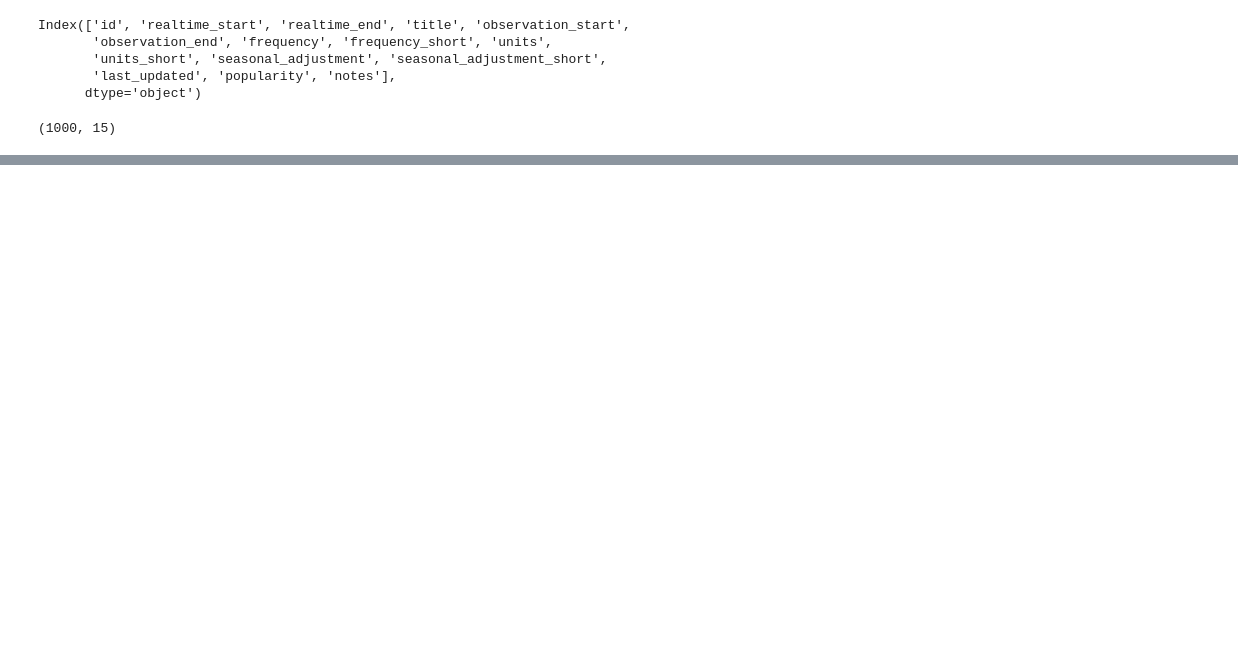
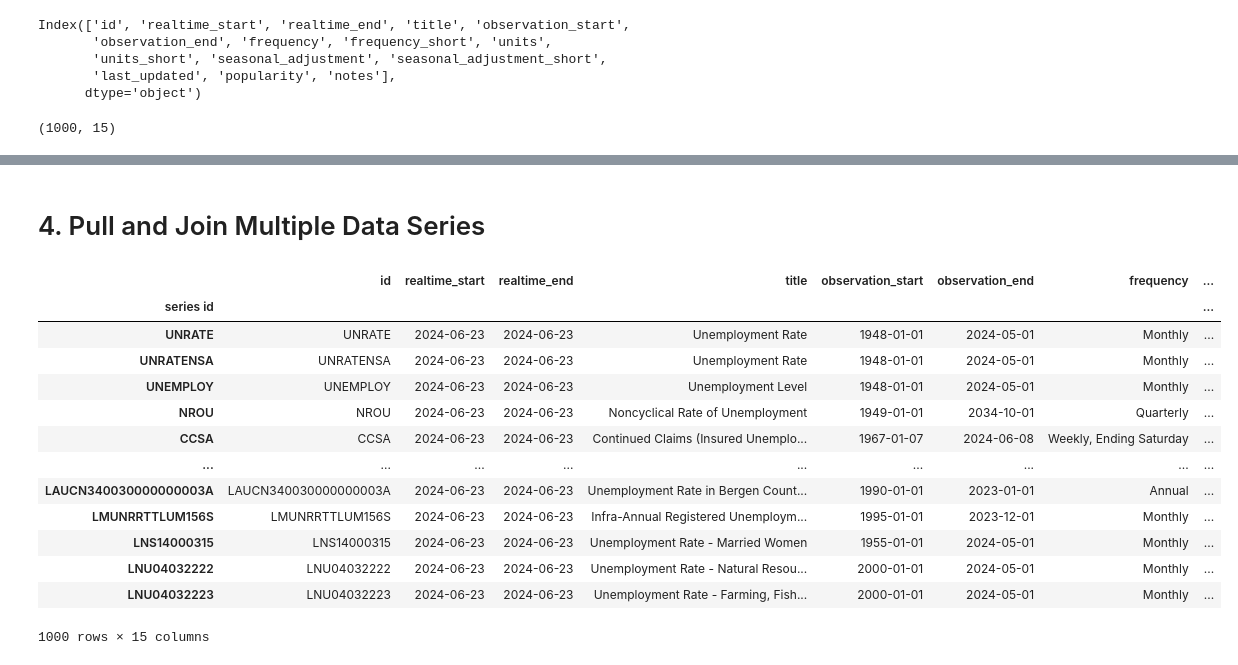
Before and after one commit to AndrewB01/economic_dataanalytics_project, a Jupyter notebook: economic_data_analysis_project.ipynb, the cells around one changed output, grey strips where cells are left out. Cells and saved outputs as stored; diff of their text form; code cells hidden in the pictures; blank space fills up the shorter version.

```diff
--- a/economic_data_analysis_project.ipynb
+++ b/economic_data_analysis_project.ipynb
@@ -69,0 +80,20 @@ sp_search.head(5)
+# %% [markdown]
+# 4. Pull and Join Multiple Data Series
+# %%
+uemp_results =  fred.search('unemployment')
+uemp_results
+# %% [output]
+|  | id | realtime_start | realtime_end | title | observation_start | observation_end | frequency | ... |
+| series id |  |  |  |  |  |  |  | ... |
+| UNRATE | UNRATE | 2024-06-23 | 2024-06-23 | Unemployment Rate | 1948-01-01 | 2024-05-01 | Monthly | ... |
+| UNRATENSA | UNRATENSA | 2024-06-23 | 2024-06-23 | Unemployment Rate | 1948-01-01 | 2024-05-01 | Monthly | ... |
+| UNEMPLOY | UNEMPLOY | 2024-06-23 | 2024-06-23 | Unemployment Level | 1948-01-01 | 2024-05-01 | Monthly | ... |
+| NROU | NROU | 2024-06-23 | 2024-06-23 | Noncyclical Rate of Unemployment | 1949-01-01 | 2034-10-01 | Quarterly | ... |
+| CCSA | CCSA | 2024-06-23 | 2024-06-23 | Continued Claims (Insured Unemplo... | 1967-01-07 | 2024-06-08 | Weekly, Ending Saturday | ... |
+| ... | ... | ... | ... | ... | ... | ... | ... | ... |
+| LAUCN340030000000003A | LAUCN340030000000003A | 2024-06-23 | 2024-06-23 | Unemployment Rate in Bergen Count... | 1990-01-01 | 2023-01-01 | Annual | ... |
+| LMUNRRTTLUM156S | LMUNRRTTLUM156S | 2024-06-23 | 2024-06-23 | Infra-Annual Registered Unemploym... | 1995-01-01 | 2023-12-01 | Monthly | ... |
+| LNS14000315 | LNS14000315 | 2024-06-23 | 2024-06-23 | Unemployment Rate - Married Women | 1955-01-01 | 2024-05-01 | Monthly | ... |
+| LNU04032222 | LNU04032222 | 2024-06-23 | 2024-06-23 | Unemployment Rate - Natural Resou... | 2000-01-01 | 2024-05-01 | Monthly | ... |
+| LNU04032223 | LNU04032223 | 2024-06-23 | 2024-06-23 | Unemployment Rate - Farming, Fish... | 2000-01-01 | 2024-05-01 | Monthly | ... |
+1000 rows × 15 columns
```
Also changed, not shown: parts of 12 cells of this notebook.
